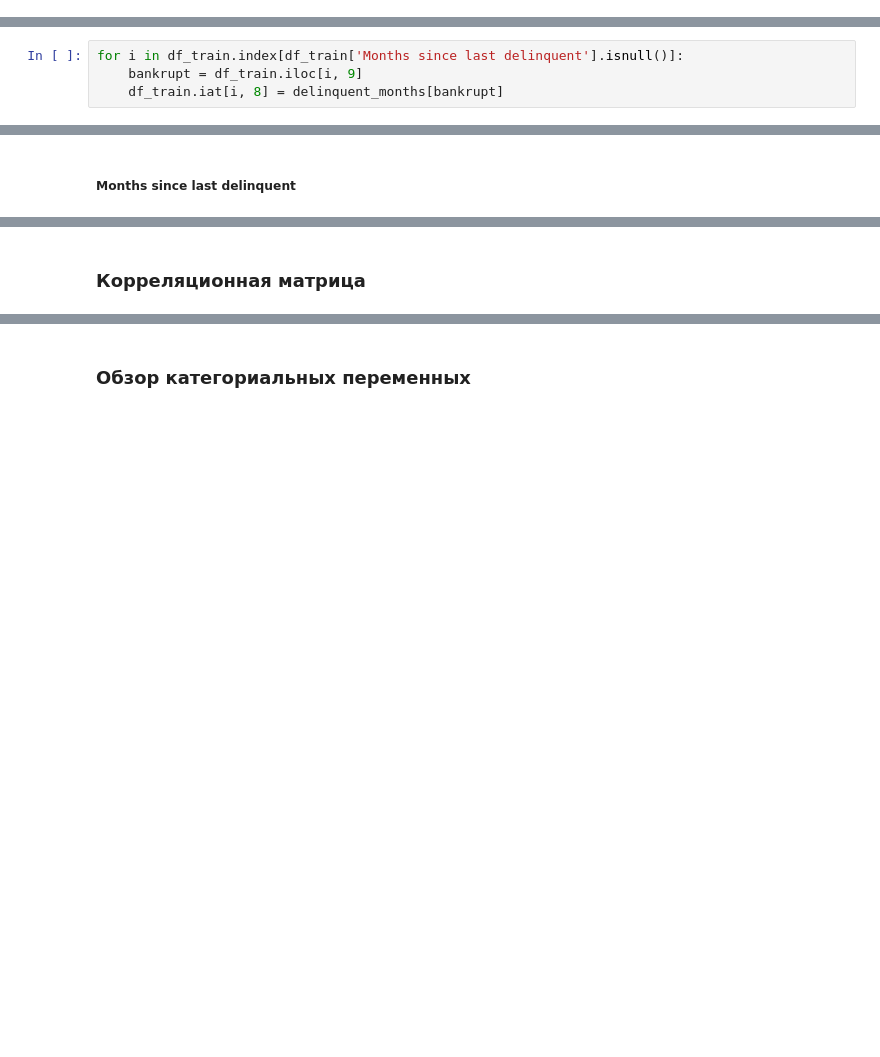
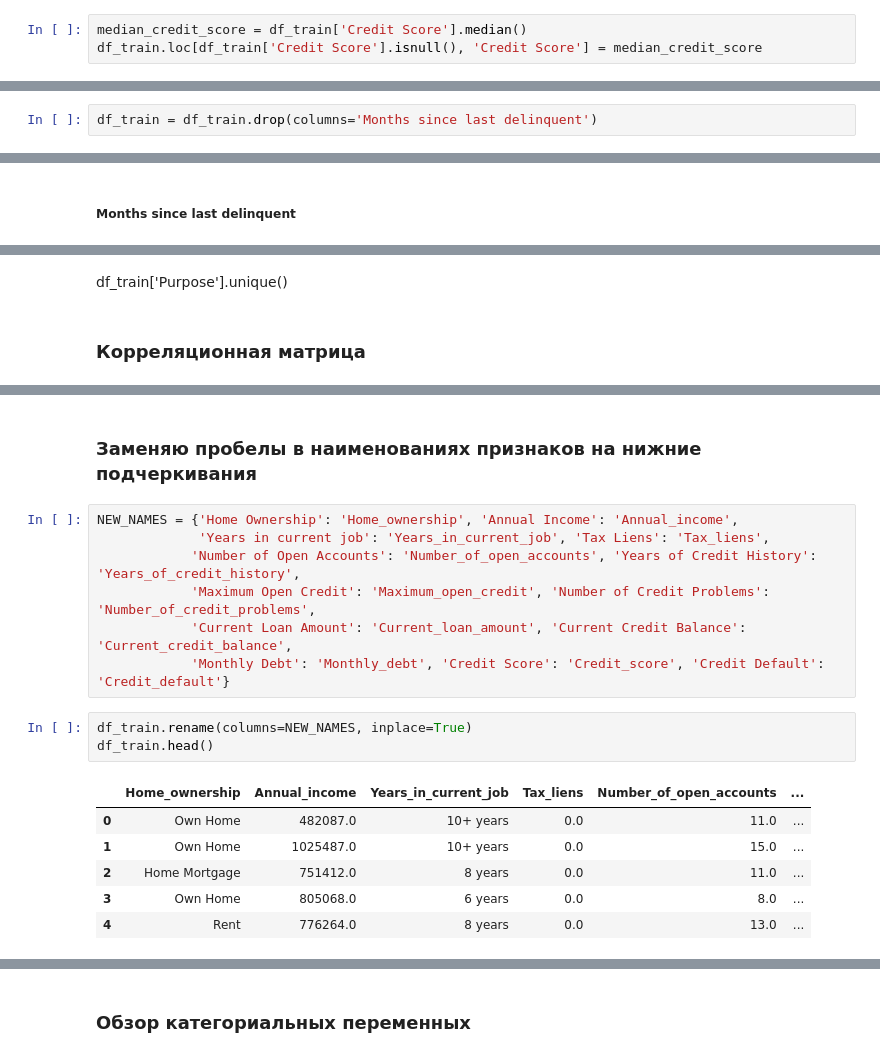
Before and after one commit to AntonyVasilev/Libs_for_DS_additional, a Jupyter notebook: draft_notebook.ipynb, the cells around one changed output, grey strips where cells are left out. Cells and saved outputs as stored; diff of their text form; blank space fills up the shorter version.

```diff
--- a/draft_notebook.ipynb
+++ b/draft_notebook.ipynb
@@ -332,0 +253,3 @@ for i in df_train.index[df_train['Credit Score'].isnull()]:
+# %%
+median_credit_score = df_train['Credit Score'].median()
+df_train.loc[df_train['Credit Score'].isnull(), 'Credit Score'] = median_credit_score
@@ -358,4 +277,0 @@ delinquent_months
-# %%
-for i in df_train.index[df_train['Months since last delinquent'].isnull()]:
-    bankrupt = df_train.iloc[i, 9]
-    df_train.iat[i, 8] = delinquent_months[bankrupt]
@@ -361,0 +280,2 @@ for i in df_train.index[df_train['Months since last delinquent'].isnull()]:
+# %%
+df_train = df_train.drop(columns='Months since last delinquent')
@@ -460,3 +381,5 @@ dtype: int64
+# %% [markdown]
+df_train['Purpose'].unique()
 # %% [markdown]
 ### Корреляционная матрица
 # %%
@@ -470,3 +393,22 @@ plt.title('Correlation matrix', fontdict=title_font)
 plt.show()
 # %% [output]
 [drawing not drawn]
+# %% [markdown]
+### Заменяю пробелы в наименованиях признаков на нижние подчеркивания
+# %%
+NEW_NAMES = {'Home Ownership': 'Home_ownership', 'Annual Income': 'Annual_income',
+             'Years in current job': 'Years_in_current_job', 'Tax Liens': 'Tax_liens',
+            'Number of Open Accounts': 'Number_of_open_accounts', 'Years of Credit History': 'Years_of_credit_history',
+            'Maximum Open Credit': 'Maximum_open_credit', 'Number of Credit Problems': 'Number_of_credit_problems',
+            'Current Loan Amount': 'Current_loan_amount', 'Current Credit Balance': 'Current_credit_balance',
+            'Monthly Debt': 'Monthly_debt', 'Credit Score': 'Credit_score', 'Credit Default': 'Credit_default'}
+# %%
+df_train.rename(columns=NEW_NAMES, inplace=True)
+df_train.head()
+# %% [output]
+|  | Home_ownership | Annual_income | Years_in_current_job | Tax_liens | Number_of_open_accounts | ... |
+| 0 | Own Home | 482087.0 | 10+ years | 0.0 | 11.0 | ... |
+| 1 | Own Home | 1025487.0 | 10+ years | 0.0 | 15.0 | ... |
+| 2 | Home Mortgage | 751412.0 | 8 years | 0.0 | 11.0 | ... |
+| 3 | Own Home | 805068.0 | 6 years | 0.0 | 8.0 | ... |
+| 4 | Rent | 776264.0 | 8 years | 0.0 | 13.0 | ... |
```
Also changed, not shown: parts of 143 cells of this notebook, 9 other files.
